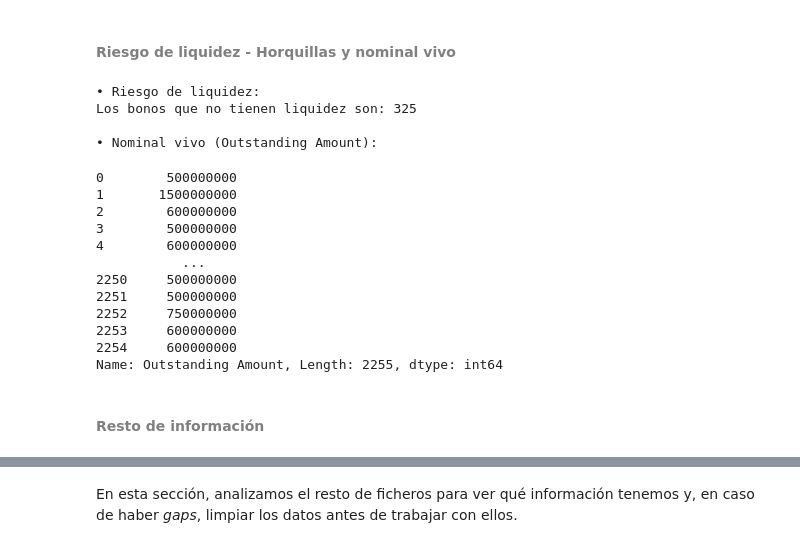
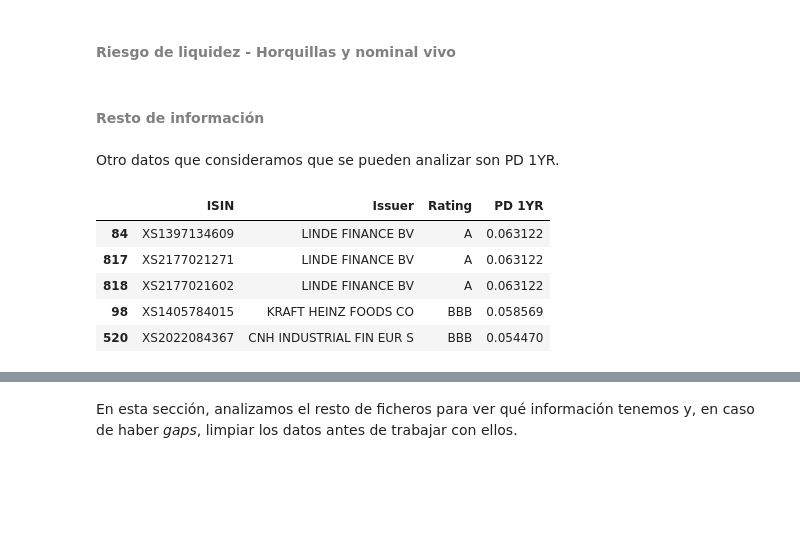
Before and after one commit to Juanjod54/MIAX_TB2.1, a Jupyter notebook: src/TallerRF_AnálisisCartera_Enunciado.ipynb, the cells around one changed output, grey strips where cells are left out. Saved outputs shown, nothing was run; the diff lists cells and outputs as text; code cells hidden in the pictures; blank space fills up the shorter version.

```diff
--- a/src/TallerRF_AnálisisCartera_Enunciado.ipynb
+++ b/src/TallerRF_AnálisisCartera_Enunciado.ipynb
@@ -388,39 +314,9 @@ Hay un bono que tiene valor #N/A N/A. Este hay que eliminarlo.
 # %% [markdown]
 #### <font color=#808080>Riesgo de liquidez - Horquillas y nominal vivo</font>
 # %%
-#Riesgo de liquidez, se considera que hay riesgo de liquidez si la horquilla = spread esta por encima de 0.5
 print("\n• Riesgo de liquidez:")
-count = 0
-for idx, row in universo.iterrows():
-    bid = row['Bid Price']
-    ask = row['Ask Price']
-    isin = row['ISIN']
-    if pd.notna(bid) and pd.notna(ask):
-        spread = ask - bid
-        if spread > 0.5:
-          count +=1
-         # print(f"  - Bono {isin}: horquilla = {spread:.2f}%")
 
-print(f"Los bonos que no tienen liquidez son: {count}")
+hor = universo[universo['Ask Price'] - universo['Bid Price'] > 0.5]
 
-
-print("\n• Nominal vivo (Outstanding Amount):")
-outstanding_amount = universo['Outstanding Amount']
-outstanding_amount
+print(f"Los bonos que tienen riesgo de liquidez son: {len(hor)}")
+hor.head(5)
-# %% [output]
-• Riesgo de liquidez:
-Los bonos que no tienen liquidez son: 325
-
-• Nominal vivo (Outstanding Amount):
-0        500000000
-1       1500000000
-2        600000000
-3        500000000
-4        600000000
-           ...
-2250     500000000
-2251     500000000
-2252     750000000
-2253     600000000
-2254     600000000
-Name: Outstanding Amount, Length: 2255, dtype: int64
@@ -427,2 +331,15 @@ Name: Outstanding Amount, Length: 2255, dtype: int64
 # %% [markdown]
 #### <font color=#808080>Resto de información</font>
+# %% [markdown]
+Otro datos que consideramos que se pueden analizar son PD 1YR.
+# %%
+pd_1y = universo[['ISIN', 'Issuer', 'Rating', 'PD 1YR']]
+
+pd_1y.sort_values(by="PD 1YR", ascending=False).head()
+# %% [output]
+|  | ISIN | Issuer | Rating | PD 1YR |
+| 84 | XS1397134609 | LINDE FINANCE BV | A | 0.063122 |
+| 817 | XS2177021271 | LINDE FINANCE BV | A | 0.063122 |
+| 818 | XS2177021602 | LINDE FINANCE BV | A | 0.063122 |
+| 98 | XS1405784015 | KRAFT HEINZ FOODS CO | BBB | 0.058569 |
+| 520 | XS2022084367 | CNH INDUSTRIAL FIN EUR S | BBB | 0.054470 |
```
Also changed, not shown: parts of 14 cells of this notebook.
